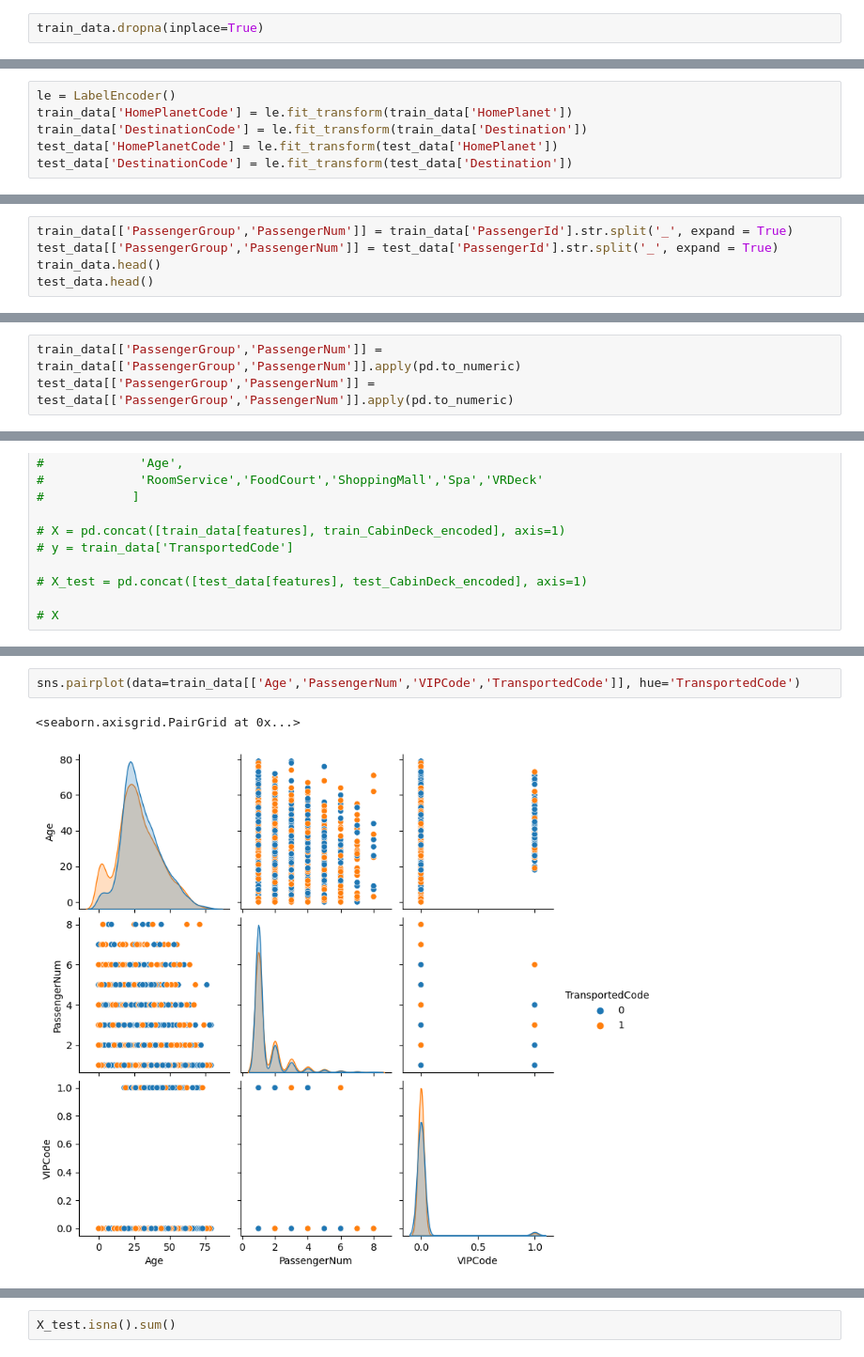
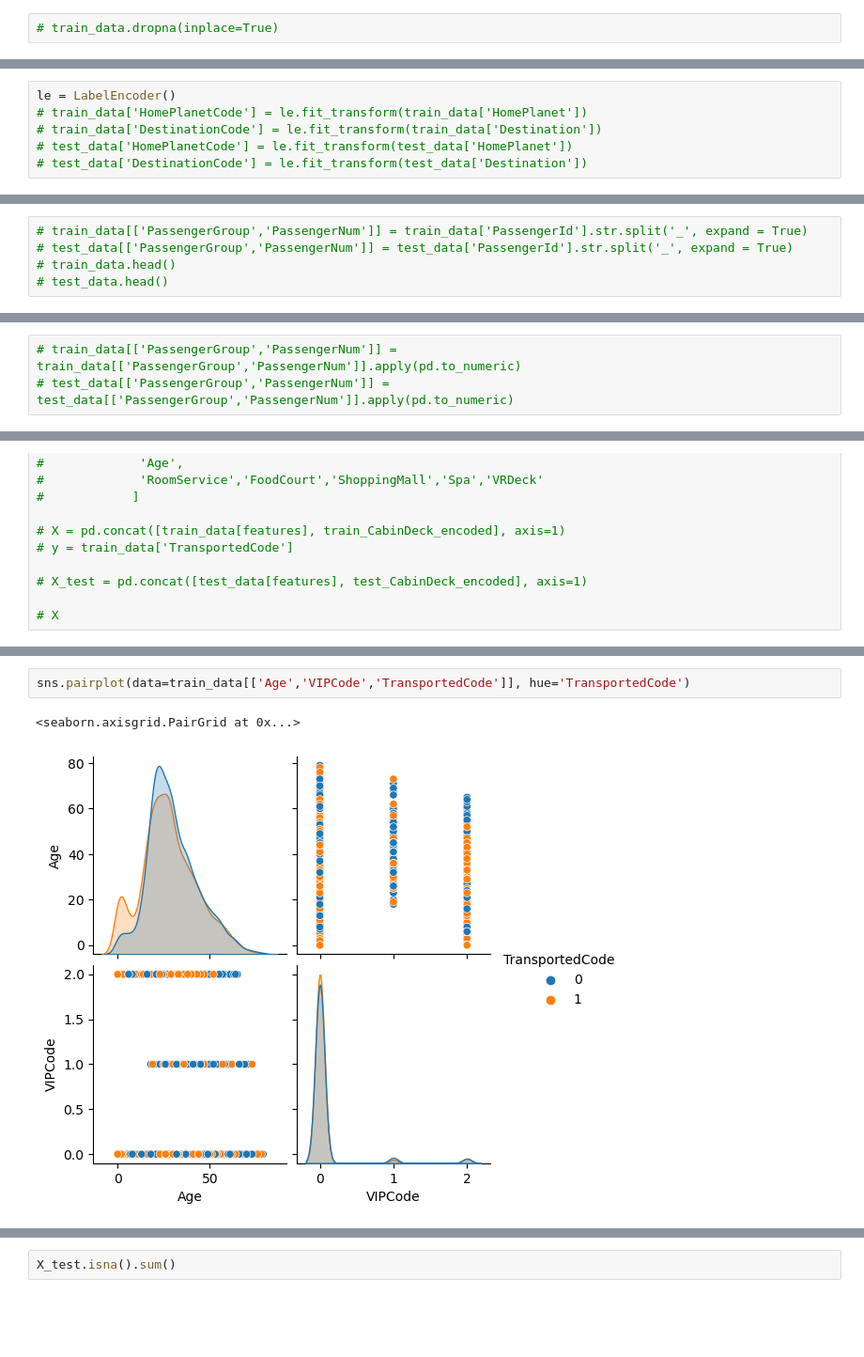
Before and after one commit to kartikgupta89/datascience-kaggle, a Jupyter notebook: c2-spaceship-titanic.ipynb, the cells around one changed output, grey strips where cells are left out. Shown at 94% size. Drawn from its saved outputs; the diff is of its cells as text; blank space fills up the shorter version.

```diff
--- a/c2-spaceship-titanic.ipynb
+++ b/c2-spaceship-titanic.ipynb
@@ -86,7 +86,7 @@ dtype: int64
 train_data.loc[:,['RoomService','FoodCourt','ShoppingMall','Spa','VRDeck']] = train_data.loc[:,['RoomService','FoodCourt','ShoppingMall','Spa','VRDeck']].fillna(0)
 test_data.loc[:,['RoomService','FoodCourt','ShoppingMall','Spa','VRDeck']] = test_data.loc[:,['RoomService','FoodCourt','ShoppingMall','Spa','VRDeck']].fillna(0)
 # %%
-train_data.dropna(inplace=True)
+# train_data.dropna(inplace=True)
 # %%
 train_data.isnull().sum()
 # %% [output]
@@ -157,7 +159,7 @@ sns.histplot(data=train_data, x='Destination')
 # %%
 le = LabelEncoder()
-train_data['HomePlanetCode'] = le.fit_transform(train_data['HomePlanet'])
-train_data['DestinationCode'] = le.fit_transform(train_data['Destination'])
-test_data['HomePlanetCode'] = le.fit_transform(test_data['HomePlanet'])
-test_data['DestinationCode'] = le.fit_transform(test_data['Destination'])
+# train_data['HomePlanetCode'] = le.fit_transform(train_data['HomePlanet'])
+# train_data['DestinationCode'] = le.fit_transform(train_data['Destination'])
+# test_data['HomePlanetCode'] = le.fit_transform(test_data['HomePlanet'])
+# test_data['DestinationCode'] = le.fit_transform(test_data['Destination'])
 # %%
@@ -309,6 +336,6 @@ Mars      1529
 Name: HomePlanet, dtype: int64
 # %%
-train_data[['PassengerGroup','PassengerNum']] = train_data['PassengerId'].str.split('_', expand = True)
-test_data[['PassengerGroup','PassengerNum']] = test_data['PassengerId'].str.split('_', expand = True)
-train_data.head()
-test_data.head()
+# train_data[['PassengerGroup','PassengerNum']] = train_data['PassengerId'].str.split('_', expand = True)
+# test_data[['PassengerGroup','PassengerNum']] = test_data['PassengerId'].str.split('_', expand = True)
+# train_data.head()
+# test_data.head()
@@ -323,6 +342,6 @@ test_data.head()
 # %%
-train_data[['PassengerGroup','PassengerNum']] = train_data[['PassengerGroup','PassengerNum']].apply(pd.to_numeric)
-test_data[['PassengerGroup','PassengerNum']] = test_data[['PassengerGroup','PassengerNum']].apply(pd.to_numeric)
+# train_data[['PassengerGroup','PassengerNum']] = train_data[['PassengerGroup','PassengerNum']].apply(pd.to_numeric)
+# test_data[['PassengerGroup','PassengerNum']] = test_data[['PassengerGroup','PassengerNum']].apply(pd.to_numeric)
 # %%
 train_data.info()
 # %% [output]
@@ -437,8 +448,8 @@ X
 # %%
-sns.pairplot(data=train_data[['Age','PassengerNum','VIPCode','TransportedCode']], hue='TransportedCode')
+sns.pairplot(data=train_data[['Age','VIPCode','TransportedCode']], hue='TransportedCode')
 # %% [output]
 <seaborn.axisgrid.PairGrid at 0x...>
-[figure, old version]
+[figure, new version]
 # %%
 print(X.shape)
 print(y.shape)
```
Also changed, not shown: parts of 38 cells of this notebook.
